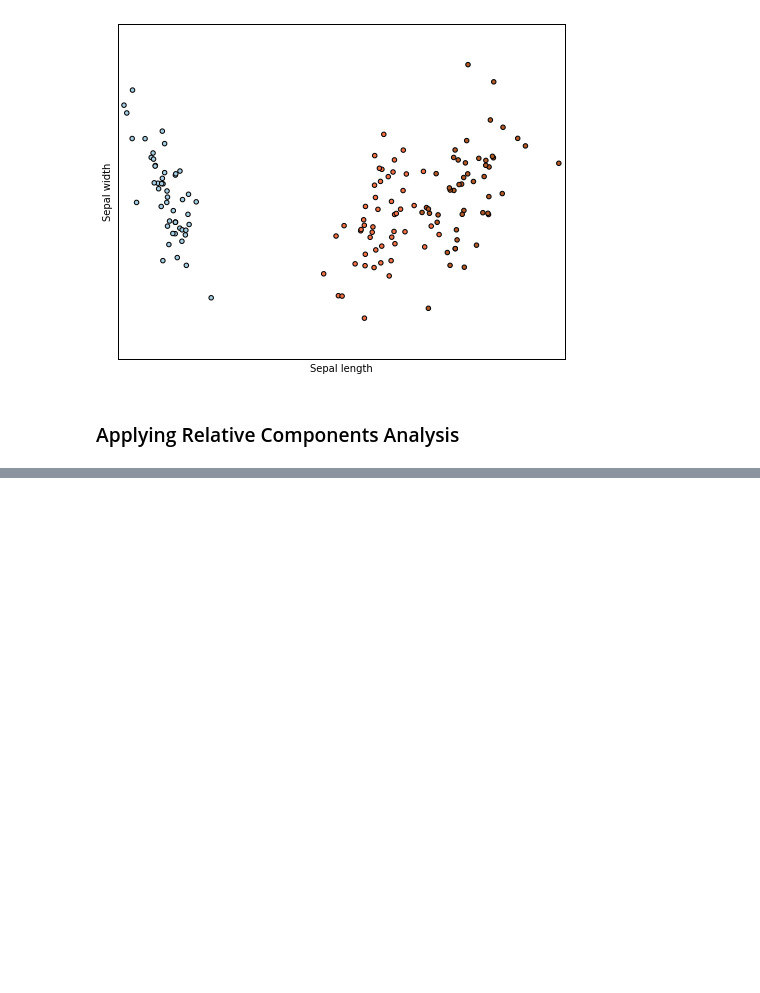
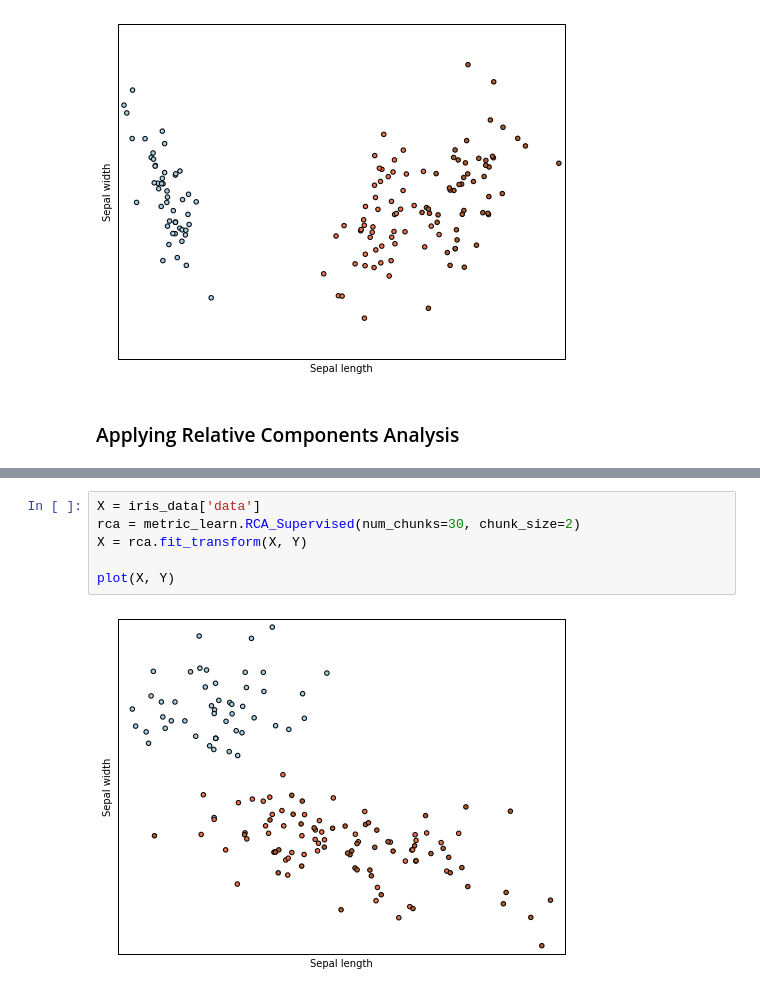
Before and after one commit to scikit-learn-contrib/metric-learn, a Jupyter notebook: examples/metric_plotting.ipynb, the cells around one changed output, grey strips where cells are left out. Saved outputs shown, nothing was run; the diff lists cells and outputs as text; blank space fills up the shorter version.

```diff
--- a/examples/metric_plotting.ipynb
+++ b/examples/metric_plotting.ipynb
@@ -134,0 +143,8 @@ plot(X, Y)
+# %%
+X = iris_data['data']
+rca = metric_learn.RCA_Supervised(num_chunks=30, chunk_size=2)
+X = rca.fit_transform(X, Y)
+
+plot(X, Y)
+# %% [output]
+[figure, added]
```
Also changed, not shown: parts of 10 cells of this notebook.
